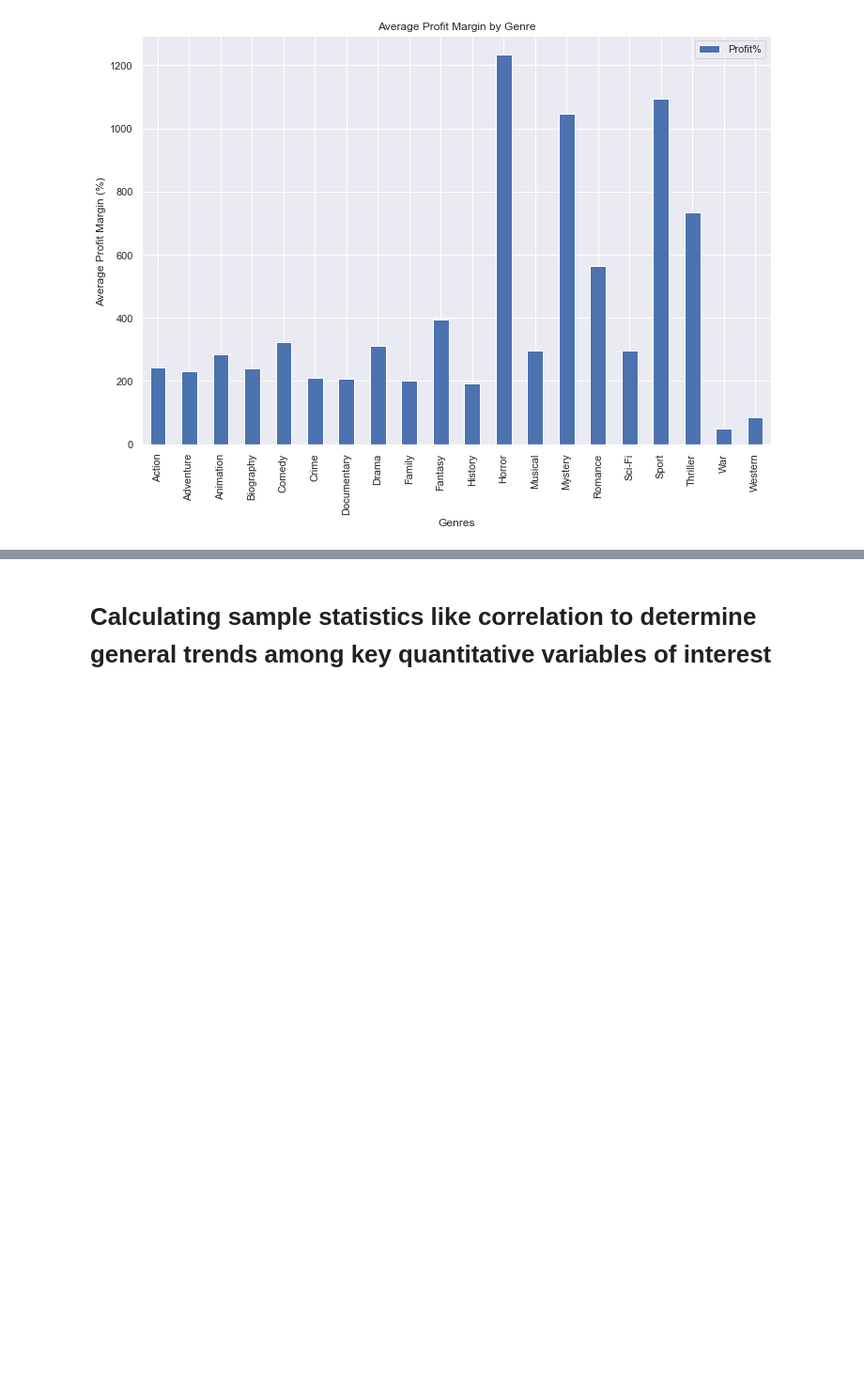
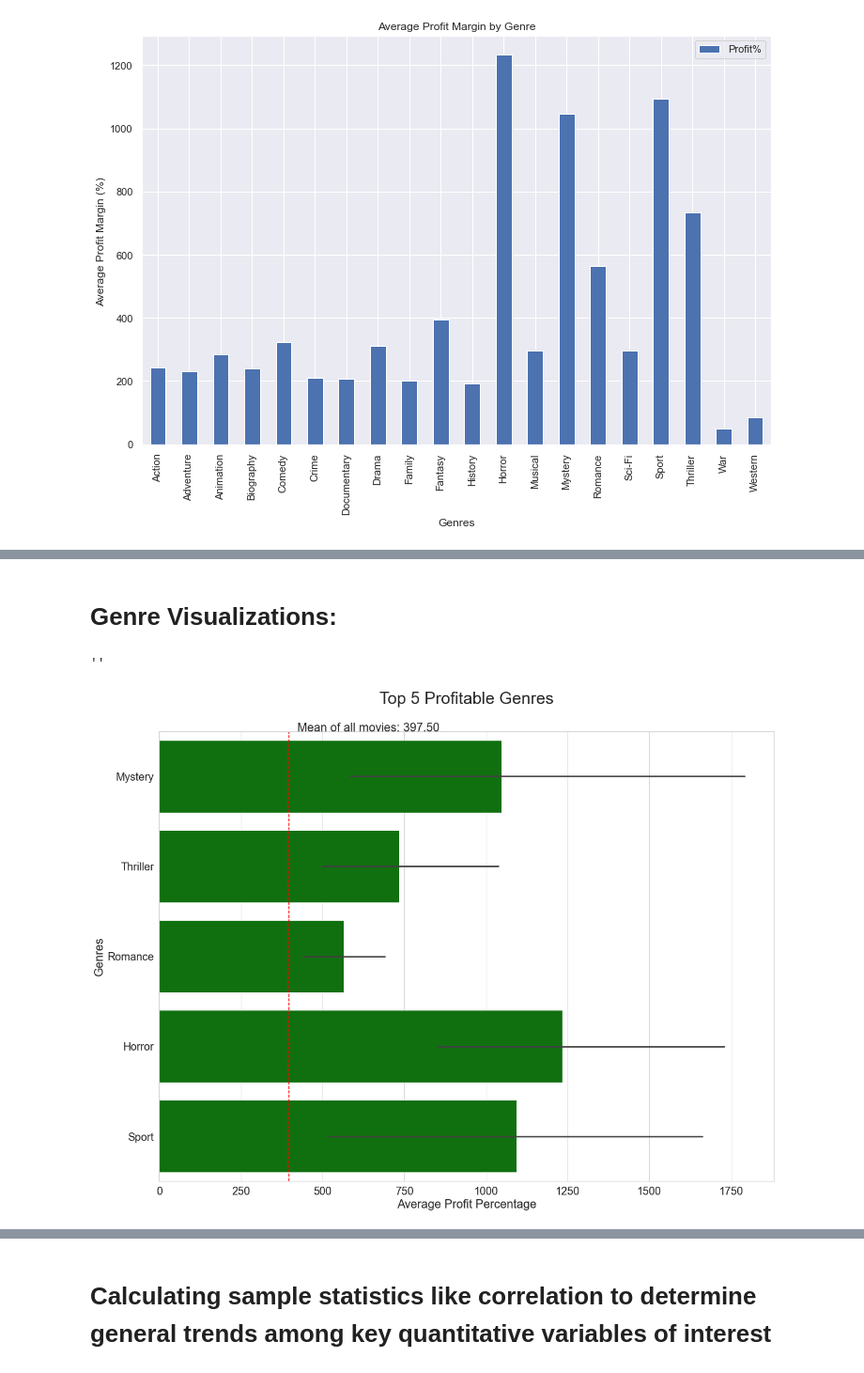
Before and after one commit to jacrivera/AI-Academy-Semester-1-Capstone-Group-5, a Jupyter notebook: Final-Workbook.ipynb, the cells around one changed output, grey strips where cells are left out. Shown at 94% size. Cells and saved outputs as stored; diff of their text form; code cells hidden in the pictures; blank space fills up the shorter version.

```diff
--- a/Final-Workbook.ipynb
+++ b/Final-Workbook.ipynb
@@ -330,0 +315,23 @@ ax.set_yticklabels(yticks);
+# %% [markdown]
+# Genre Visualizations:
+# %%
+#Create Group of top 5 profit percentage genres in order to plot
+new_df = master_df.copy()
+new_df_top_5 = master_df[(master_df.genres == "Horror") | (master_df.genres == "Mystery") |
+                         (master_df.genres == "Romance") | (master_df.genres == "Thriller")
+                         | (master_df.genres == "Sport")]
+new_df_genre_grp = new_df_top_5.groupby("genres")
+# %%
+#Create Seaborn plot of the highest profiting genres
+sns.set_theme(style="whitegrid",palette= "deep", font_scale=1.8)
+
+ax = sns.barplot(data=new_df_top_5,y='genres',x='Profit%', color = "green", orient = 'h')
+ax.set_ylabel("Genres")
+ax.set_xlabel("Average Profit Percentage")
+ax.set_title("Top 5 Profitable Genres", size = 30, pad = 50)
+ax.axvline(master_df["Profit%"].mean(), ls = '--', color = "red")
+plt.text(master_df["Profit%"].mean()+25,-.5,  "Mean of all movies: {:.2f}".format(master_df["Profit%"].mean()))
+;
+# %% [output]
+''
+[figure, added]
```
Also changed, not shown: parts of 46 cells of this notebook.
